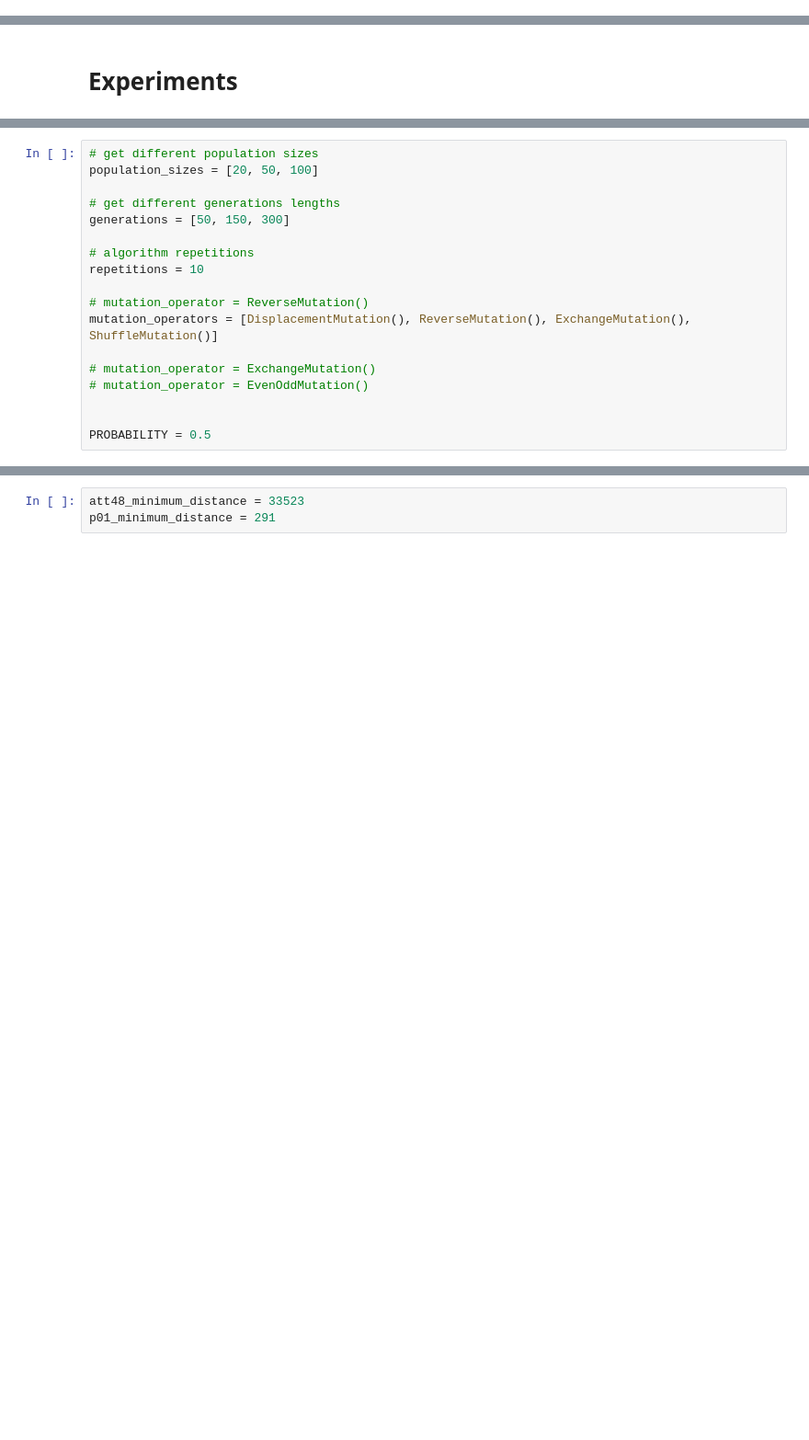
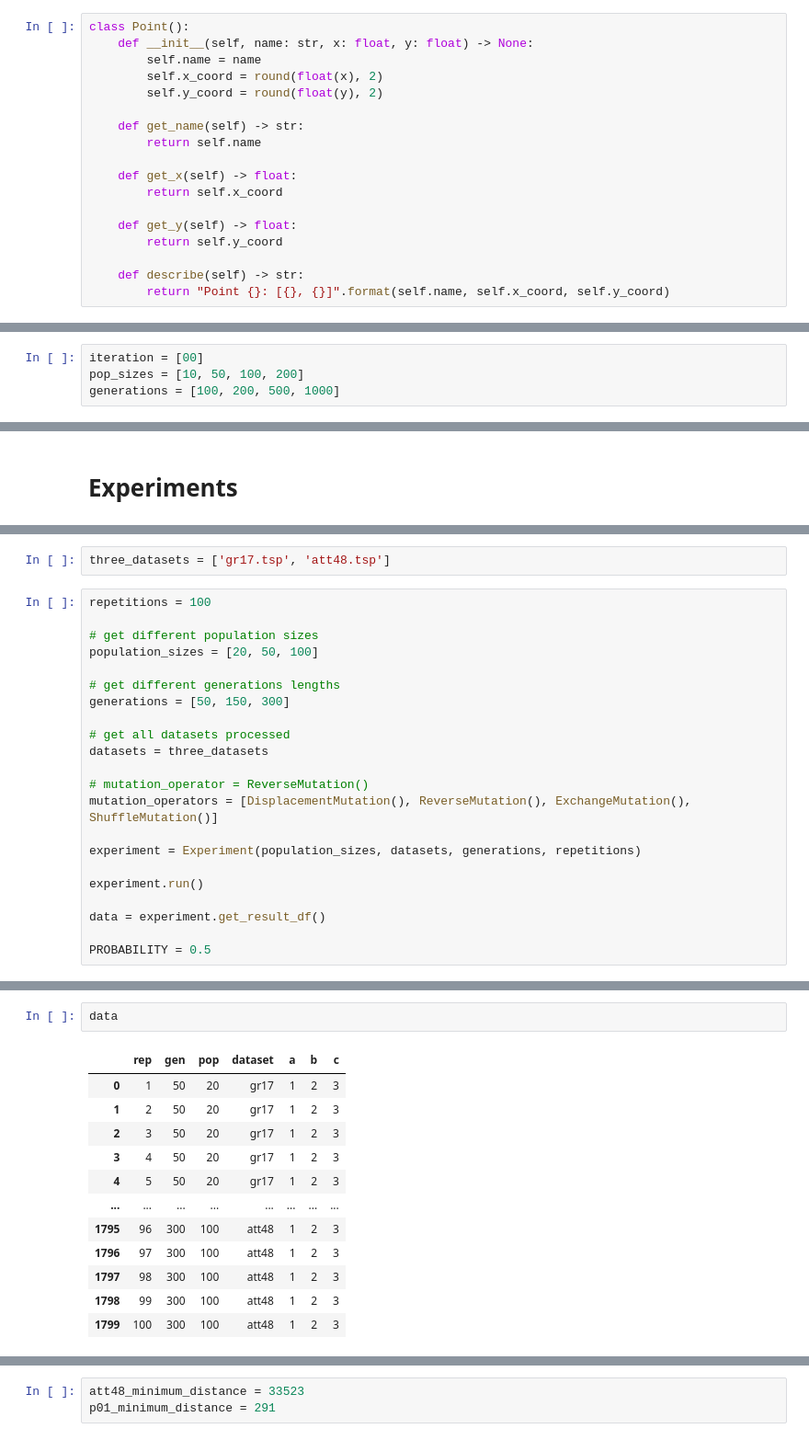
Before and after one commit to juliawiktoria/GA-for-TSP, a Jupyter notebook: ga_for_tsp.ipynb, the cells around one changed output, grey strips where cells are left out. Shown: that part at 92% size. Drawn from its saved outputs; the diff is of its cells as text; blank space fills up the shorter version.

```diff
--- a/ga_for_tsp.ipynb
+++ b/ga_for_tsp.ipynb
@@ -7,3 +7,21 @@ import numpy as np
 import pandas as pd
 # %% [markdown]
 # Data preprocessing and representation
+# %%
+class Point():
+    def __init__(self, name: str, x: float, y: float) -> None:
+        self.name = name
+        self.x_coord = round(float(x), 2)
+        self.y_coord = round(float(y), 2)
+
+    def get_name(self) -> str:
+        return self.name
+
+    def get_x(self) -> float:
+        return self.x_coord
+
+    def get_y(self) -> float:
+        return self.y_coord
+
+    def describe(self) -> str:
+        return "Point {}: [{}, {}]".format(self.name, self.x_coord, self.y_coord)
@@ -347,0 +334,4 @@ class ShuffleMutation(Mutation):
+# %%
+iteration = [00]
+pop_sizes = [10, 50, 100, 200]
+generations = [100, 200, 500, 1000]
@@ -537,18 +681,24 @@ NameError: ignored
+# %%
+three_datasets = ['gr17.tsp', 'att48.tsp']
 # %%
+repetitions = 100
+
 # get different population sizes
 population_sizes = [20, 50, 100]
 
 # get different generations lengths
 generations = [50, 150, 300]
 
-# algorithm repetitions
-repetitions = 10
+# get all datasets processed
+datasets = three_datasets
 
 # mutation_operator = ReverseMutation()
 mutation_operators = [DisplacementMutation(), ReverseMutation(), ExchangeMutation(), ShuffleMutation()]
 
-# mutation_operator = ExchangeMutation()
-# mutation_operator = EvenOddMutation()
+experiment = Experiment(population_sizes, datasets, generations, repetitions)
 
+experiment.run()
+
+data = experiment.get_result_df()
 
 PROBABILITY = 0.5
@@ -554,0 +708,15 @@ PROBABILITY = 0.5
+# %%
+data
+# %% [output]
+|  | rep | gen | pop | dataset | a | b | c |
+| 0 | 1 | 50 | 20 | gr17 | 1 | 2 | 3 |
+| 1 | 2 | 50 | 20 | gr17 | 1 | 2 | 3 |
+| 2 | 3 | 50 | 20 | gr17 | 1 | 2 | 3 |
+| 3 | 4 | 50 | 20 | gr17 | 1 | 2 | 3 |
+| 4 | 5 | 50 | 20 | gr17 | 1 | 2 | 3 |
+| ... | ... | ... | ... | ... | ... | ... | ... |
+| 1795 | 96 | 300 | 100 | att48 | 1 | 2 | 3 |
+| 1796 | 97 | 300 | 100 | att48 | 1 | 2 | 3 |
+| 1797 | 98 | 300 | 100 | att48 | 1 | 2 | 3 |
+| 1798 | 99 | 300 | 100 | att48 | 1 | 2 | 3 |
+| 1799 | 100 | 300 | 100 | att48 | 1 | 2 | 3 |
```
Also changed, not shown: parts of 44 cells of this notebook.
